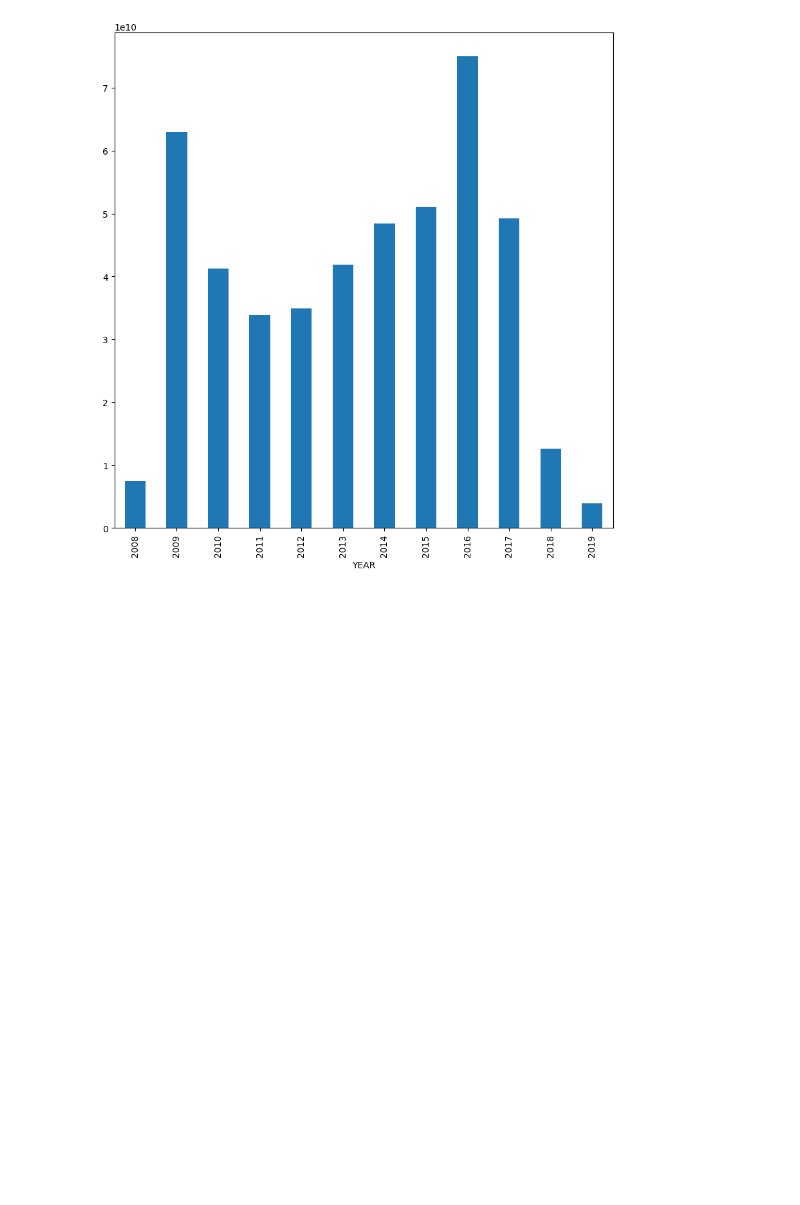
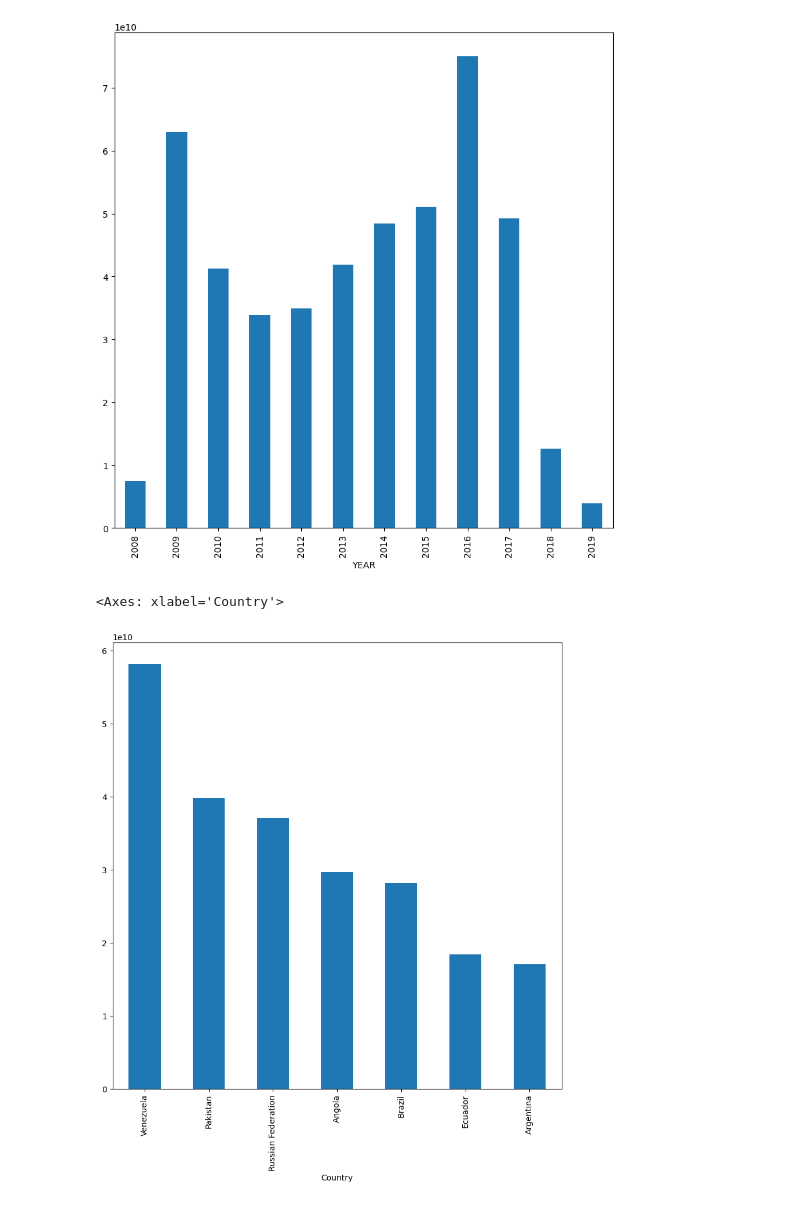
Before and after one commit to lnavneet331/debt, a Jupyter notebook: analysis.ipynb, the cells around one changed output. Drawn from its saved outputs; the diff is of its cells as text; code cells hidden in the pictures; blank space fills up the shorter version.

```diff
--- a/analysis.ipynb
+++ b/analysis.ipynb
@@ -158,3 +160,9 @@ df.groupby('YEAR')['AMOUNT'].sum().plot(kind='bar', figsize=(10,10))
 # %% [output]
 <Axes: xlabel='YEAR'>
 [figure]
+# %%
+#plot top 7 countries with the most debt
+df.groupby('Country')['AMOUNT'].sum().nlargest(7).plot(kind='bar', figsize=(10,10))
+# %% [output]
+<Axes: xlabel='Country'>
+[figure, added]
```
Also changed, not shown: parts of 4 cells of this notebook, 1 other file.
